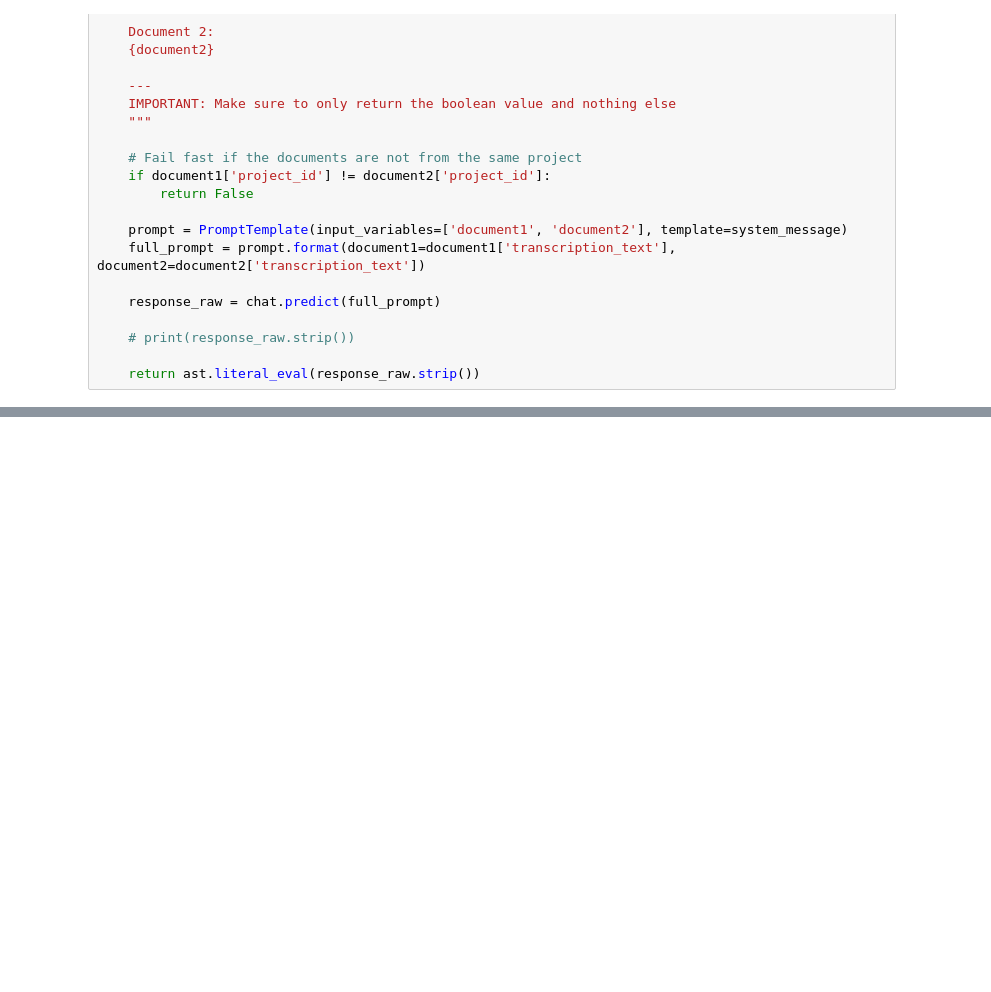
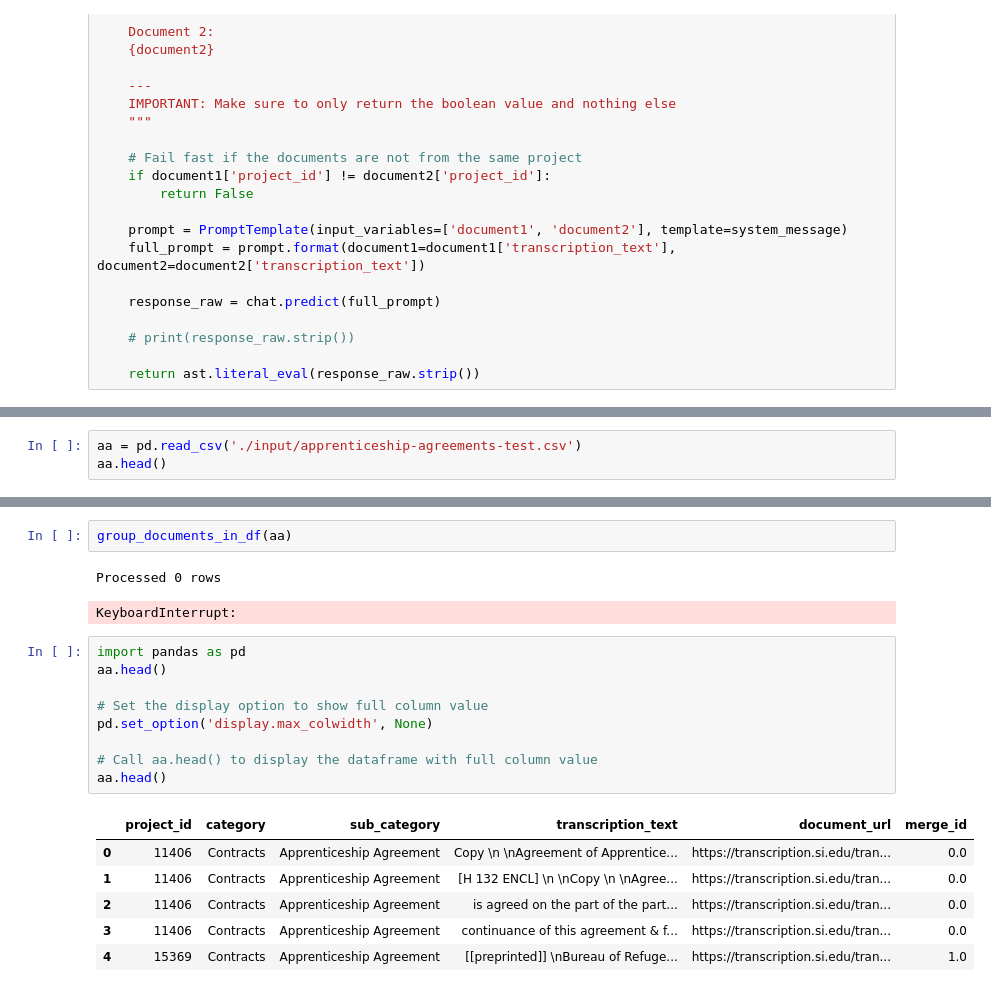
Before and after one commit to KeithGalli/historical-docs-analysis, a Jupyter notebook: analysis.ipynb, the cells around one changed output, grey strips where cells are left out. Drawn from its saved outputs; the diff is of its cells as text; blank space fills up the shorter version.

```diff
--- a/analysis.ipynb
+++ b/analysis.ipynb
@@ -209,0 +231,3 @@ aa.head()
+# %%
+aa = pd.read_csv('./input/apprenticeship-agreements-test.csv')
+aa.head()
@@ -209,0 +241,21 @@ aa.head()
+# %%
+group_documents_in_df(aa)
+# %% [output]
+Processed 0 rows
+KeyboardInterrupt:
+# %%
+import pandas as pd
+aa.head()
+
+# Set the display option to show full column value
+pd.set_option('display.max_colwidth', None)
+
+# Call aa.head() to display the dataframe with full column value
+aa.head()
+# %% [output]
+|  | project_id | category | sub_category | transcription_text | document_url | merge_id |
+| 0 | 11406 | Contracts | Apprenticeship Agreement | Copy \n \nAgreement of Apprentice... | https://transcription.si.edu/tran... | 0.0 |
+| 1 | 11406 | Contracts | Apprenticeship Agreement | [H 132 ENCL] \n \nCopy \n \nAgree... | https://transcription.si.edu/tran... | 0.0 |
+| 2 | 11406 | Contracts | Apprenticeship Agreement | is agreed on the part of the part... | https://transcription.si.edu/tran... | 0.0 |
+| 3 | 11406 | Contracts | Apprenticeship Agreement | continuance of this agreement & f... | https://transcription.si.edu/tran... | 0.0 |
+| 4 | 15369 | Contracts | Apprenticeship Agreement | [[preprinted]] \nBureau of Refuge... | https://transcription.si.edu/tran... | 1.0 |
```
Also changed, not shown: parts of 10 cells of this notebook.
